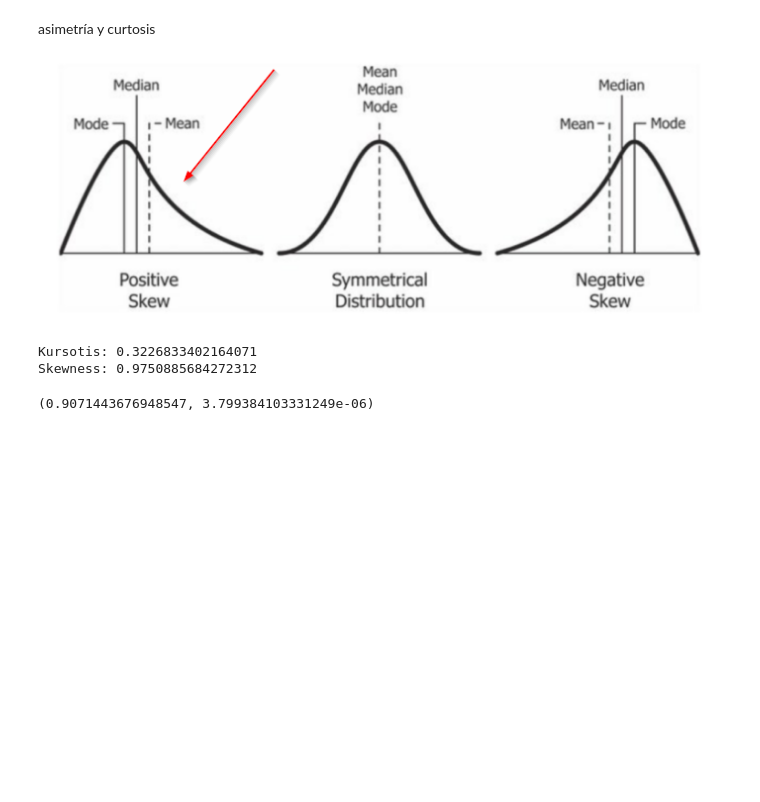
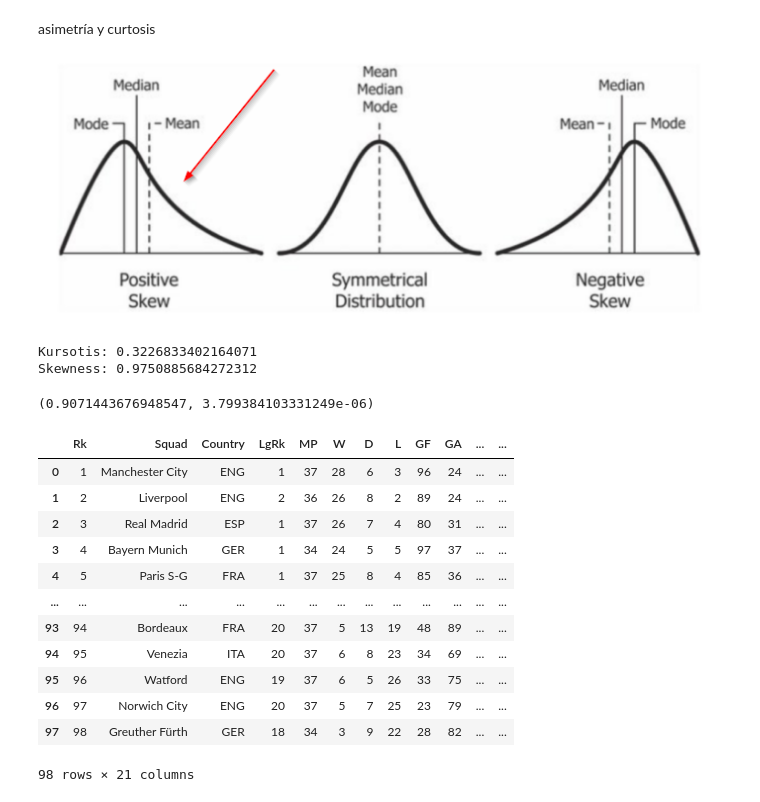
Before and after one commit to JMML2021/Tasca-M5-T01-Exercicis-d-Hipotesis-Testing., a Jupyter notebook: Tasca_M5_T01_Exercicis_d'Hipotesis_Testing.ipynb, the cells around one changed output. Cells and saved outputs as stored; diff of their text form; code cells hidden in the pictures; blank space fills up the shorter version.

```diff
--- a/Tasca_M5_T01_Exercicis_d'Hipotesis_Testing.ipynb
+++ b/Tasca_M5_T01_Exercicis_d'Hipotesis_Testing.ipynb
@@ -165,3 +165,19 @@ shapiro_test = stats.shapiro(mediaAforoEstadio)
 shapiro_test
 # %% [output]
 (0.9071443676948547, 3.799384103331249e-06)
+# %%
+df1
+# %% [output]
+|  | Rk | Squad | Country | LgRk | MP | W | D | L | GF | GA | ... | ... |
+| 0 | 1 | Manchester City | ENG | 1 | 37 | 28 | 6 | 3 | 96 | 24 | ... | ... |
+| 1 | 2 | Liverpool | ENG | 2 | 36 | 26 | 8 | 2 | 89 | 24 | ... | ... |
+| 2 | 3 | Real Madrid | ESP | 1 | 37 | 26 | 7 | 4 | 80 | 31 | ... | ... |
+| 3 | 4 | Bayern Munich | GER | 1 | 34 | 24 | 5 | 5 | 97 | 37 | ... | ... |
+| 4 | 5 | Paris S-G | FRA | 1 | 37 | 25 | 8 | 4 | 85 | 36 | ... | ... |
+| ... | ... | ... | ... | ... | ... | ... | ... | ... | ... | ... | ... | ... |
+| 93 | 94 | Bordeaux | FRA | 20 | 37 | 5 | 13 | 19 | 48 | 89 | ... | ... |
+| 94 | 95 | Venezia | ITA | 20 | 37 | 6 | 8 | 23 | 34 | 69 | ... | ... |
+| 95 | 96 | Watford | ENG | 19 | 37 | 6 | 5 | 26 | 33 | 75 | ... | ... |
+| 96 | 97 | Norwich City | ENG | 20 | 37 | 5 | 7 | 25 | 23 | 79 | ... | ... |
+| 97 | 98 | Greuther Fürth | GER | 18 | 34 | 3 | 9 | 22 | 28 | 82 | ... | ... |
+98 rows × 21 columns
```
Also changed, not shown: parts of 3 cells of this notebook.
